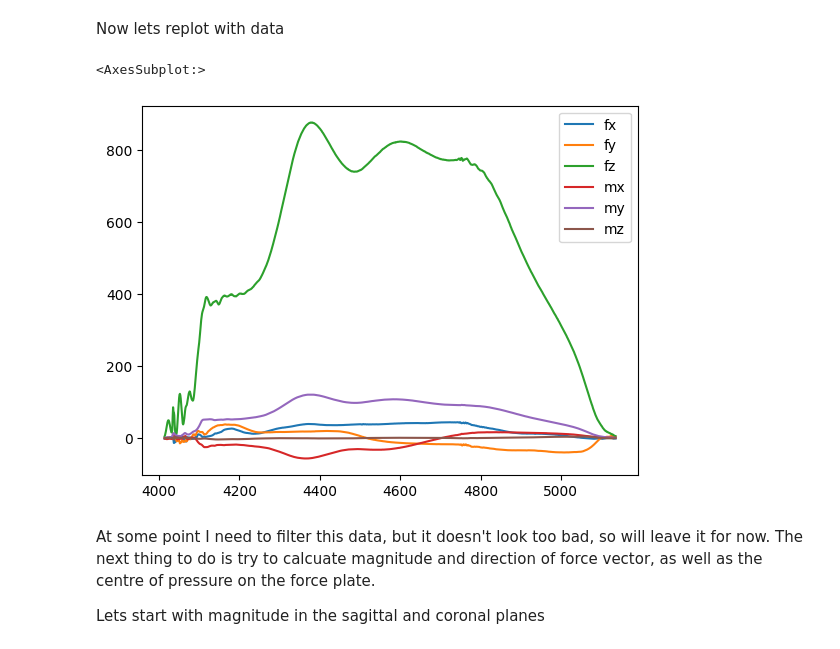
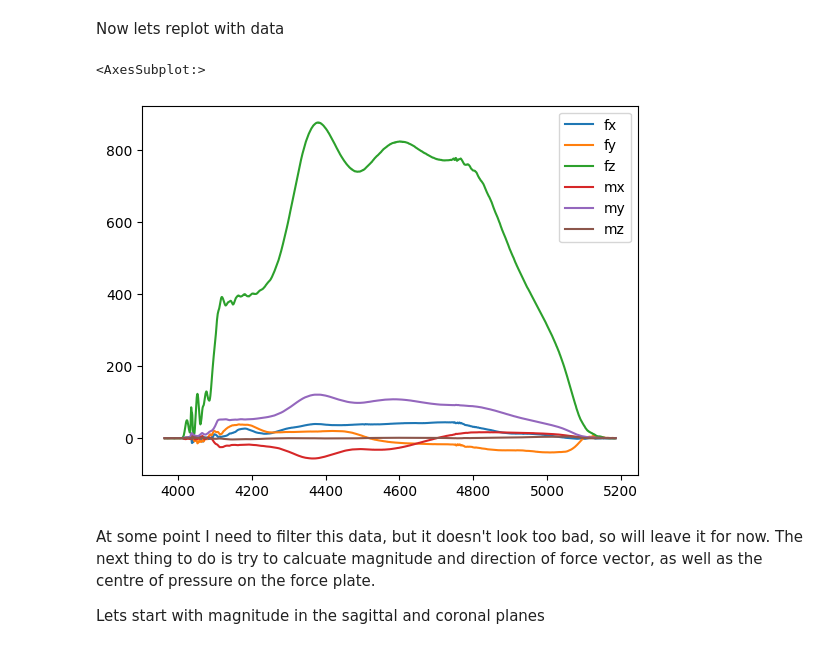
Before and after one commit to TimArthur391/Templo_Data_Analysis, a Jupyter notebook: Jupyter/Templo_Data_Analysis.ipynb, the cells around one changed output. Cells and saved outputs as stored; diff of their text form; code cells hidden in the pictures.

```diff
--- a/Jupyter/Templo_Data_Analysis.ipynb
+++ b/Jupyter/Templo_Data_Analysis.ipynb
@@ -14,7 +15,7 @@ import matplotlib.pyplot as plt
 Now I need to load in some data
 # %%
 myfile = 'J-20220927-093421.txt'
-dataFrame = pd.read_csv(myfile,sep='\t',header=(0), dtype='float32')
+df = pd.read_csv(myfile,sep='\t',header=(0), dtype='float32')
 # %% [markdown]
 Lets examine this data frame
 # %%
@@ -85,10 +192,10 @@ df_windowed_exact = dataFrame[['fx','fy','fz','mx','my','mz']].iloc[data_window_
 # %% [markdown]
 Now lets replot with data
 # %%
-df_windowed_exact.plot()
+df_windowed.plot()
 # %% [output]
 <AxesSubplot:>
-[figure, old version]
+[figure, new version]
 # %% [markdown]
 At some point I need to filter this data, but it doesn't look too bad, so will leave it for now. The next thing to do is try to calcuate magnitude and direction of force vector, as well as the centre of pressure on the force plate.
 
```
Also changed, not shown: parts of 20 cells of this notebook, 6 other files.
